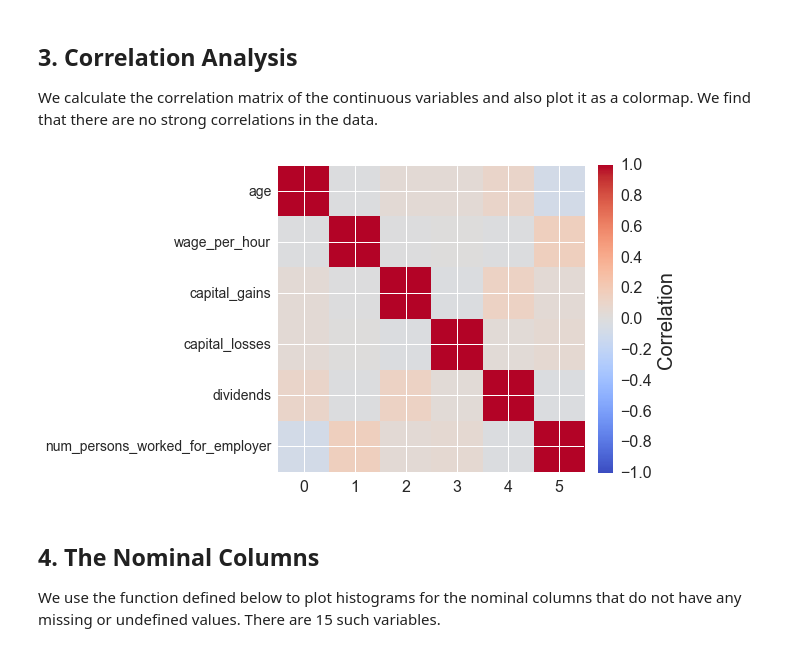
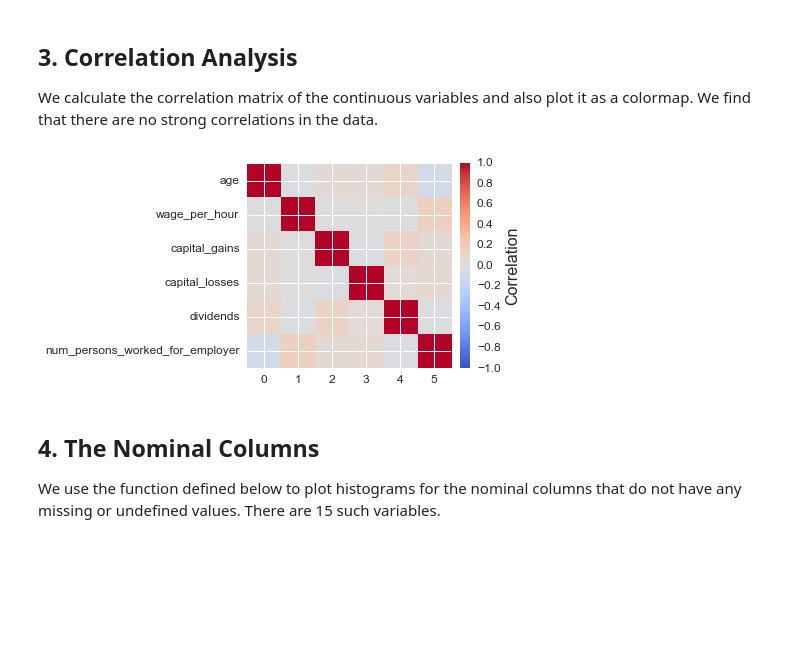
Before and after one commit to g-deoliveira/US-Census-Data-Project, a Jupyter notebook: Chapter 1 - Analysis of Training Data.ipynb, the cells around one changed output. Cells and saved outputs as stored; diff of their text form; code cells hidden in the pictures; blank space fills up the shorter version.

```diff
--- a/Chapter 1 - Analysis of Training Data.ipynb
+++ b/Chapter 1 - Analysis of Training Data.ipynb
@@ -297,17 +303,17 @@ We calculate the correlation matrix of the continuous variables and also plot it
 corr = raw_data[continuous_columns].corr()
 # %%
 # plot correlation plot
-fig, ax = plt.subplots(figsize=(6,6));
+fig, ax = plt.subplots(figsize=(4,4));
 cax = ax.matshow(corr, cmap=plt.cm.coolwarm, vmin=-1, vmax=1);
 cbar = plt.colorbar(cax, fraction=0.046, pad=0.04);
-cbar.set_label('Correlation',size=20)
-cbar.ax.tick_params(labelsize=16);
-plt.yticks(range(corr.columns.values.shape[0]), fontsize=14);
+cbar.set_label('Correlation',size=16)
+cbar.ax.tick_params(labelsize=12);
+plt.yticks(range(corr.columns.values.shape[0]), fontsize=12);
 ax.set_yticklabels(corr.columns.values);
 ax.xaxis.set_ticks_position('bottom');
-plt.xticks(fontsize=16);
+plt.xticks(fontsize=12);
 # %% [output]
-[figure, old version]
+[figure, new version]
 # %% [markdown]
 ## 4. The Nominal Columns
 We use the function defined below to plot histograms for the nominal columns that do not have any missing or undefined values. There are 15 such variables.
```
Also changed, not shown: parts of 73 cells of this notebook, 2 other files.
